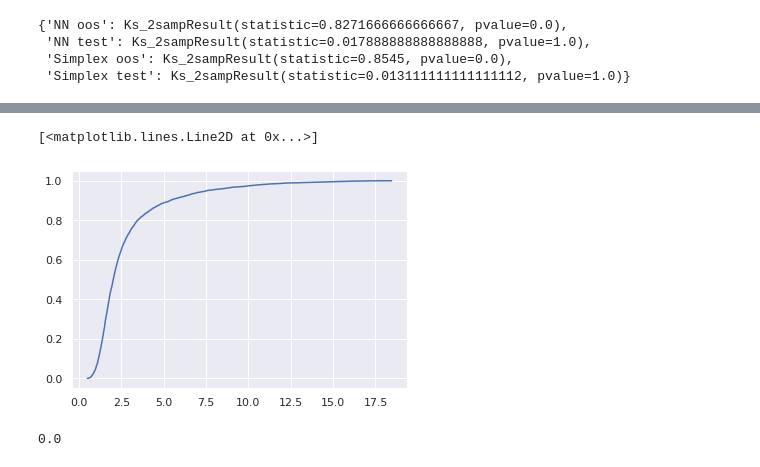
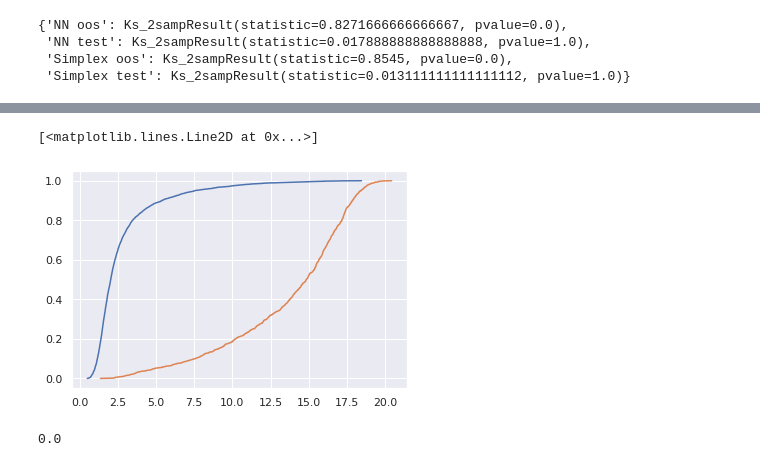
Before and after one commit to simonEllershaw/latent_variable_OOD, a Jupyter notebook: transformer_training.ipynb, the cells around one changed output, grey strips where cells are left out. Cells and saved outputs as stored; diff of their text form; code cells hidden in the pictures.

```diff
--- a/transformer_training.ipynb
+++ b/transformer_training.ipynb
@@ -412,7 +415,9 @@ plt.hist(pdf, density=True)
-# %%
-plt.plot(pdf, np.linspace(0, 1, num=len(pdf)))
-# %% [output]
-[<matplotlib.lines.Line2D at 0x...>]
-[figure, removed]
+# %%
+fig, ax = plt.subplots()
+plt.plot(pdf_simplex, np.linspace(0, 1, num=len(pdf_simplex)))
+plt.plot(pdf_oos, np.linspace(0, 1, num=len(pdf_oos)))
+# %% [output]
+[<matplotlib.lines.Line2D at 0x...>]
+[figure, added]
 # %%
 def get_prob_dist_greater_equal(dist, pdf):
```
Also changed, not shown: parts of 6 cells of this notebook.
